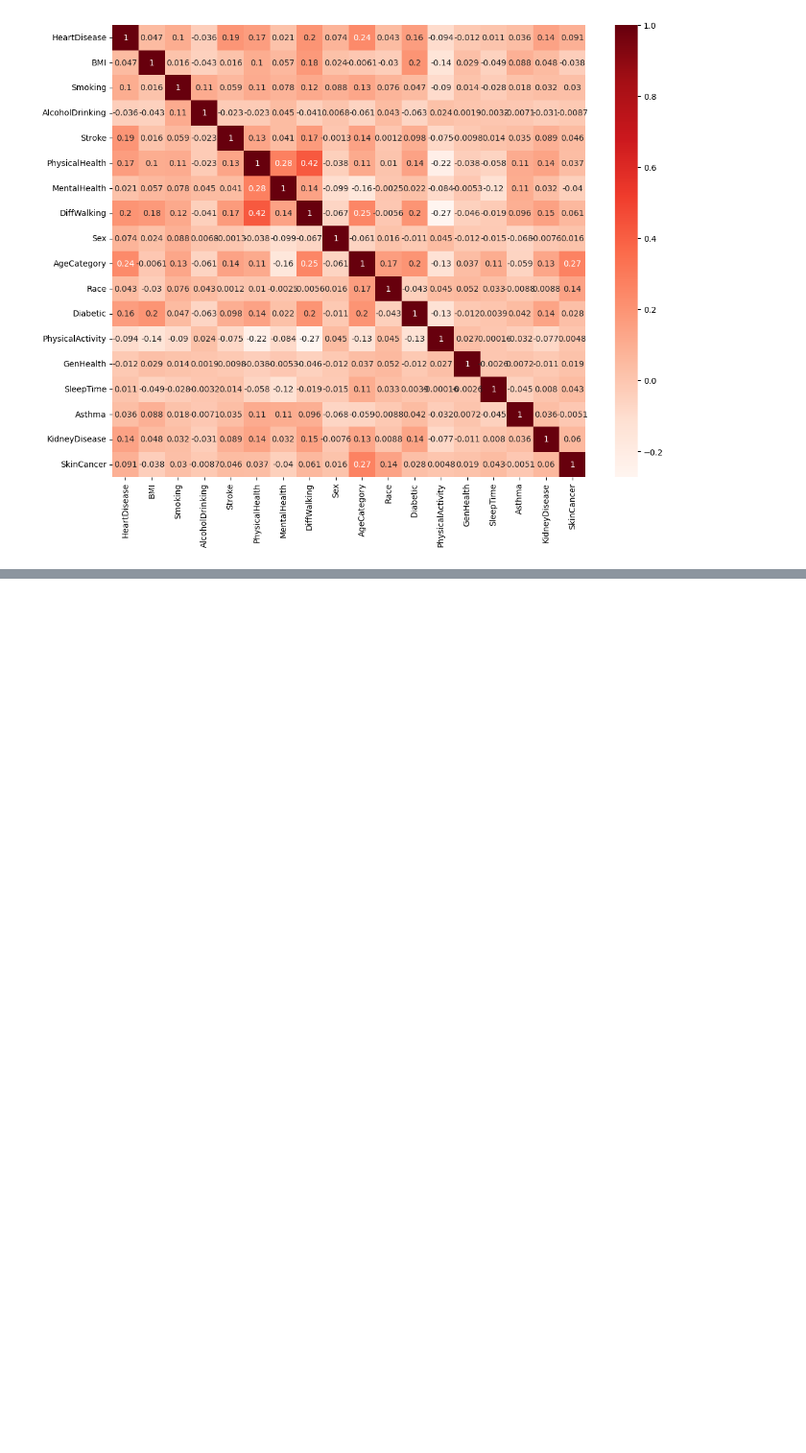
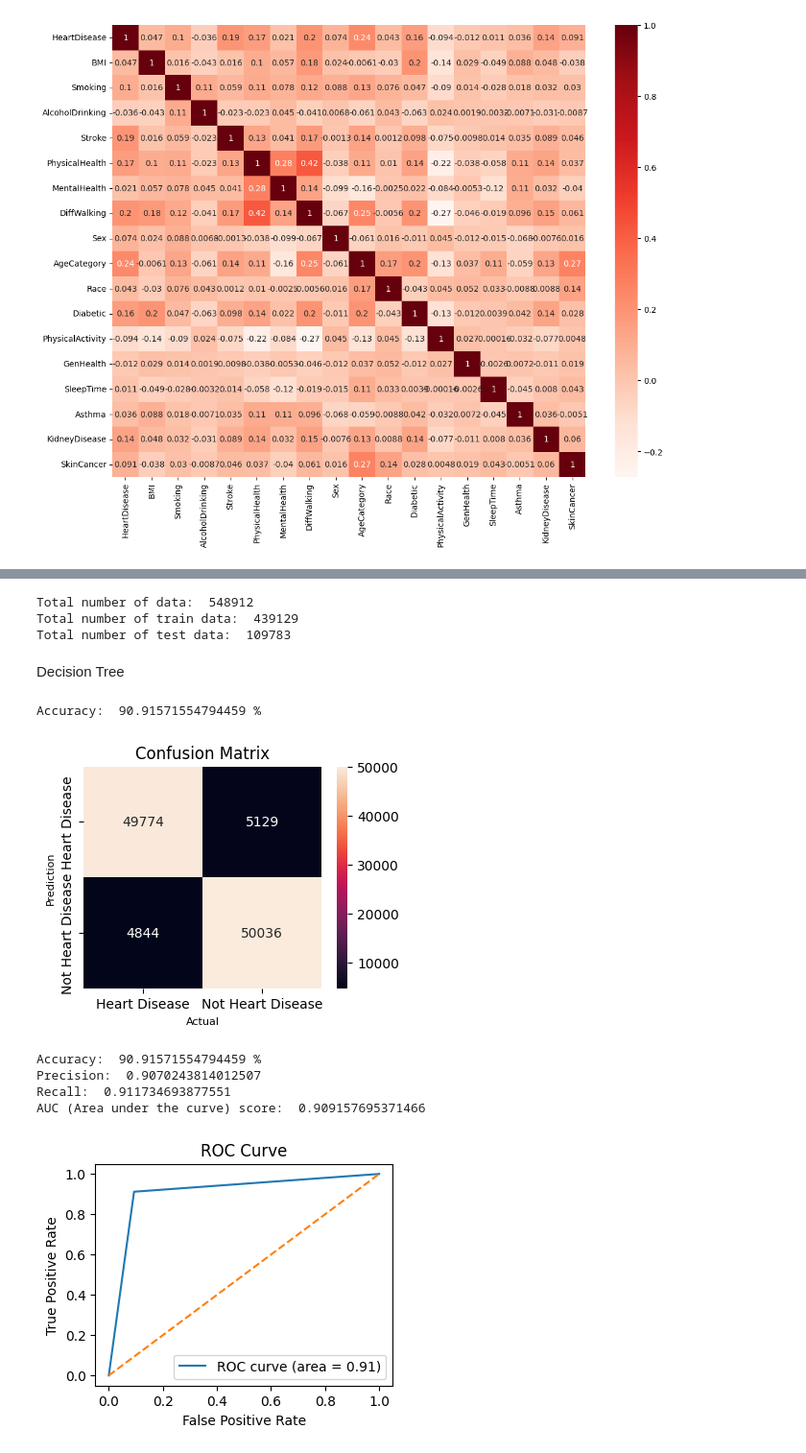
Before and after one commit to jaforsadek/predictive-analytics-for-heart-health, a Jupyter notebook: ML Project Oversampled.ipynb, the cells around one changed output, grey strips where cells are left out. Shown at 96% size. Cells and saved outputs as stored; diff of their text form; code cells hidden in the pictures; blank space fills up the shorter version.

Commit message:
Implementing RandomForest by Handling Imbalanced Dataset using SMOTE

```diff
--- a/ML Project Oversampled.ipynb
+++ b/ML Project Oversampled.ipynb
@@ -115,0 +139,73 @@ y = dataset["HeartDisease"].values      # label
+# %%
+# splitting the oversampled dataset
+x1_train, x1_test, y1_train, y1_test = train_test_split(x1, y1, test_size=0.20, random_state=42)
+
+print("Total number of data: ", x1.shape[0])
+print("Total number of train data: ", x1_train.shape[0])
+print("Total number of test data: ", x1_test.shape[0])
+# %% [output]
+Total number of data:  548912
+Total number of train data:  439129
+Total number of test data:  109783
+# %% [markdown]
+Decision Tree
+# %%
+from sklearn import tree
+d_tree1 = tree.DecisionTreeClassifier()
+d_tree1.fit(x1_train, y1_train)
+d_tree_pred = d_tree1.predict(x1_test)
+
+accuracy = accuracy_score(y1_test, d_tree_pred)
+print("Accuracy: ", accuracy*100, "%")
+# %% [output]
+Accuracy:  90.91571554794459 %
+# %%
+from sklearn.metrics import confusion_matrix
+from sklearn.metrics import precision_score, recall_score
+from sklearn.metrics import roc_auc_score, roc_curve
+
+# Confusion Matrix
+conf_matrix = confusion_matrix(y1_test, d_tree_pred)
+
+plt.figure(figsize= (4,3))
+sns.heatmap(conf_matrix,
+            annot=True,
+            fmt='g',
+            xticklabels=['Heart Disease','Not Heart Disease'],
+            yticklabels=['Heart Disease','Not Heart Disease'])
+plt.ylabel('Prediction',fontsize=8)
+plt.xlabel('Actual',fontsize=8)
+plt.title('Confusion Matrix',fontsize=12)
+plt.show()
+
+# Accuracy
+accuracy = accuracy_score(y1_test, d_tree_pred)
+print("Accuracy: ", accuracy*100, "%")
+
+# precision_score and recall_score
+precision = precision_score(y1_test, d_tree_pred)
+print("Precision: ", precision)
+recall = recall_score(y1_test, d_tree_pred)
+print("Recall: ", recall)
+
+# roc_auc score
+roc_auc = roc_auc_score(y1_test, d_tree_pred)
+print("AUC (Area under the curve) score: ", roc_auc)
+
+# Plot ROC curve
+fpr, tpr, thresholds = roc_curve(y1_test, d_tree_pred)
+plt.figure(figsize=(4, 3))
+plt.plot(fpr, tpr, label='ROC curve (area = {:.2f})'.format(roc_auc))
+plt.plot([0, 1], [0, 1], linestyle='--')
+plt.xlabel('False Positive Rate')
+plt.ylabel('True Positive Rate')
+plt.title('ROC Curve')
+plt.legend(loc='lower right')
+plt.show()
+# %% [output]
+[figure, added]
+Accuracy:  90.91571554794459 %
+Precision:  0.9070243814012507
+Recall:  0.911734693877551
+AUC (Area under the curve) score:  0.909157695371466
+[figure, added]
```
Also changed, not shown: parts of 3 cells of this notebook.
